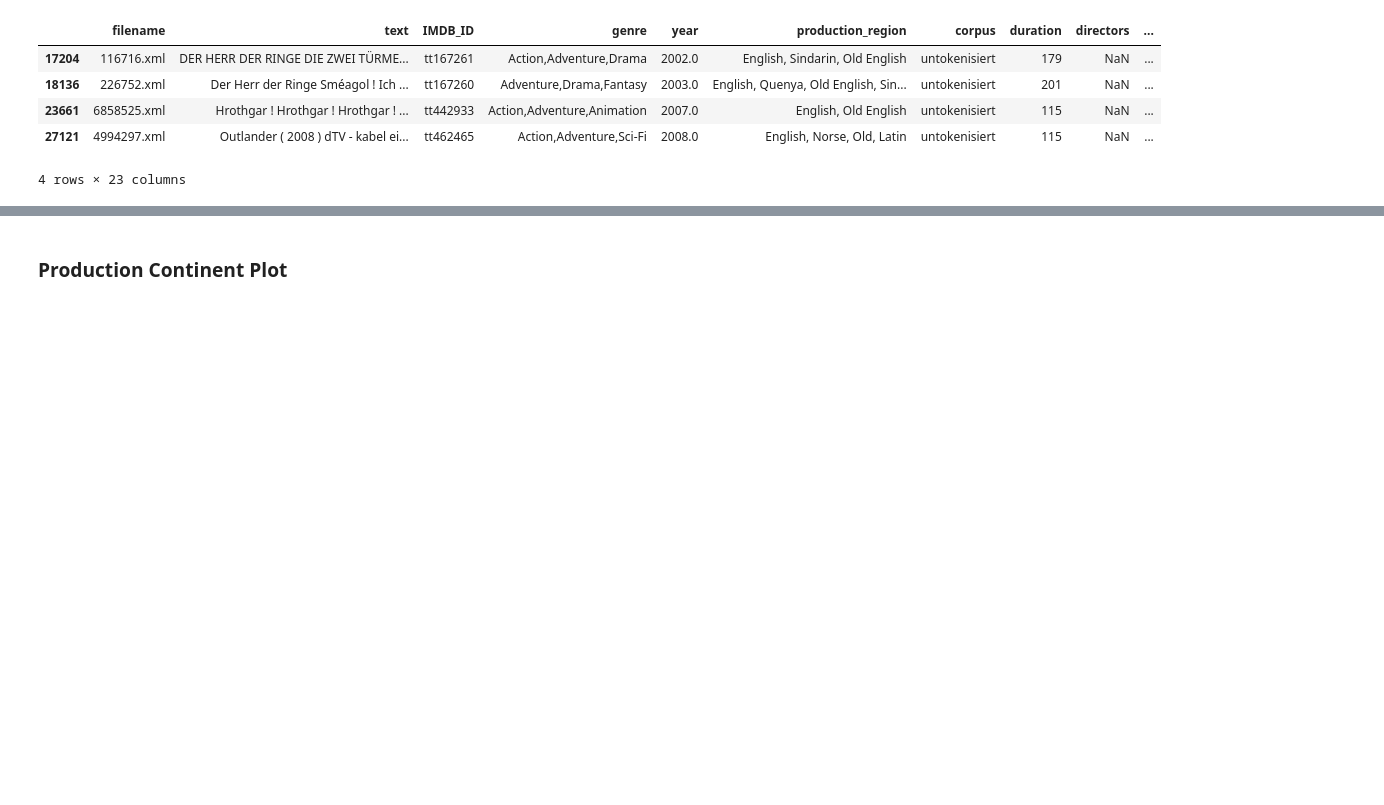
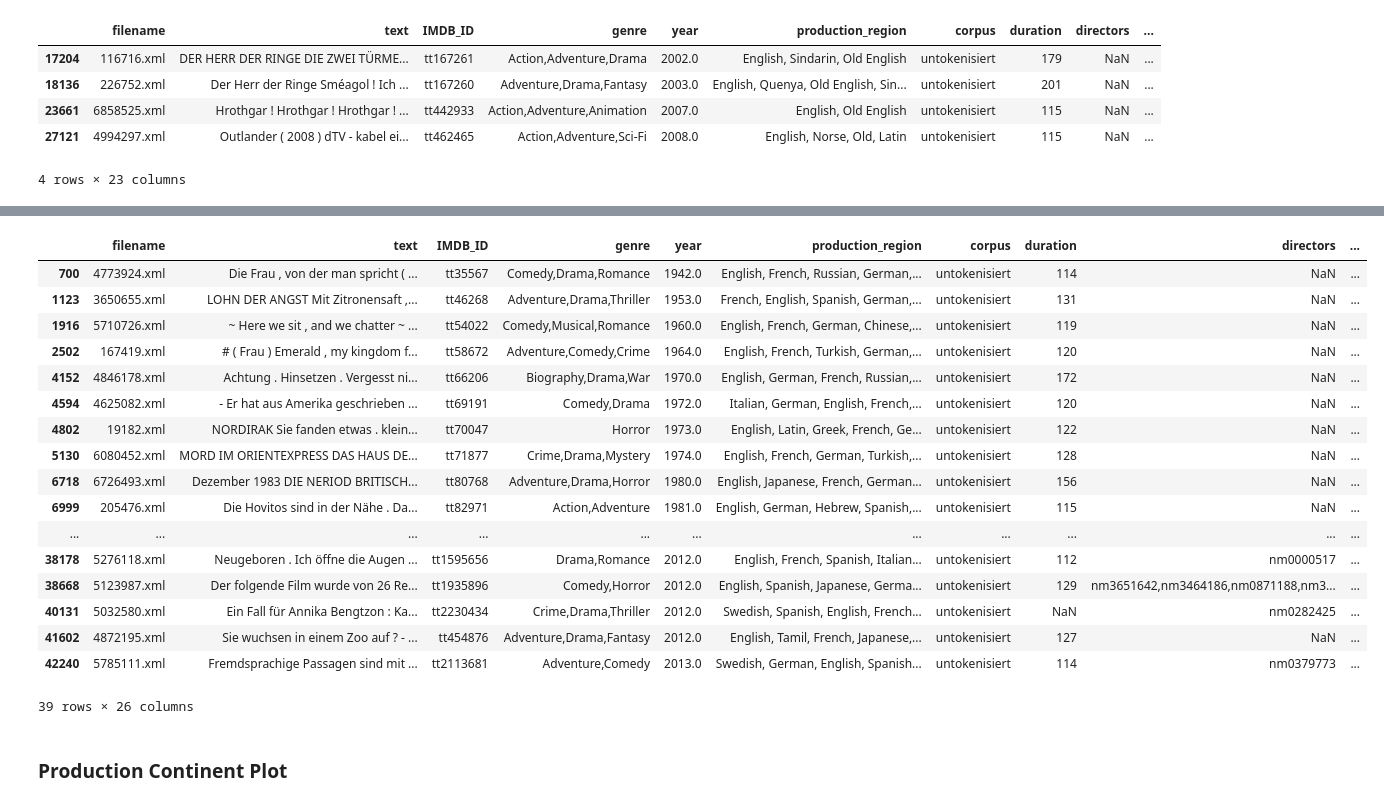
Before and after one commit to LennartKeller/SubtitleClustering, a Jupyter notebook: notebooks/Diana_ClusteringProdRegion.ipynb, the cells around one changed output, grey strips where cells are left out. Saved outputs shown, nothing was run; the diff lists cells and outputs as text; code cells hidden in the pictures; blank space fills up the shorter version.

```diff
--- a/notebooks/Diana_ClusteringProdRegion.ipynb
+++ b/notebooks/Diana_ClusteringProdRegion.ipynb
@@ -423,3 +456,24 @@ df[df['production_region'].str.contains(" Old")]
+# %%
+df[df['number_of_countries'].str.contains("6")]
+# %% [output]
+|  | filename | text | IMDB_ID | genre | year | production_region | corpus | duration | directors | ... |
+| 700 | 4773924.xml | Die Frau , von der man spricht ( ... | tt35567 | Comedy,Drama,Romance | 1942.0 | English, French, Russian, German,... | untokenisiert | 114 | NaN | ... |
+| 1123 | 3650655.xml | LOHN DER ANGST Mit Zitronensaft ,... | tt46268 | Adventure,Drama,Thriller | 1953.0 | French, English, Spanish, German,... | untokenisiert | 131 | NaN | ... |
+| 1916 | 5710726.xml | ~ Here we sit , and we chatter ~ ... | tt54022 | Comedy,Musical,Romance | 1960.0 | English, French, German, Chinese,... | untokenisiert | 119 | NaN | ... |
+| 2502 | 167419.xml | # ( Frau ) Emerald , my kingdom f... | tt58672 | Adventure,Comedy,Crime | 1964.0 | English, French, Turkish, German,... | untokenisiert | 120 | NaN | ... |
+| 4152 | 4846178.xml | Achtung . Hinsetzen . Vergesst ni... | tt66206 | Biography,Drama,War | 1970.0 | English, German, French, Russian,... | untokenisiert | 172 | NaN | ... |
+| 4594 | 4625082.xml | - Er hat aus Amerika geschrieben ... | tt69191 | Comedy,Drama | 1972.0 | Italian, German, English, French,... | untokenisiert | 120 | NaN | ... |
+| 4802 | 19182.xml | NORDIRAK Sie fanden etwas . klein... | tt70047 | Horror | 1973.0 | English, Latin, Greek, French, Ge... | untokenisiert | 122 | NaN | ... |
+| 5130 | 6080452.xml | MORD IM ORIENTEXPRESS DAS HAUS DE... | tt71877 | Crime,Drama,Mystery | 1974.0 | English, French, German, Turkish,... | untokenisiert | 128 | NaN | ... |
+| 6718 | 6726493.xml | Dezember 1983 DIE NERIOD BRITISCH... | tt80768 | Adventure,Drama,Horror | 1980.0 | English, Japanese, French, German... | untokenisiert | 156 | NaN | ... |
+| 6999 | 205476.xml | Die Hovitos sind in der Nähe . Da... | tt82971 | Action,Adventure | 1981.0 | English, German, Hebrew, Spanish,... | untokenisiert | 115 | NaN | ... |
+| ... | ... | ... | ... | ... | ... | ... | ... | ... | ... | ... |
+| 38178 | 5276118.xml | Neugeboren . Ich öffne die Augen ... | tt1595656 | Drama,Romance | 2012.0 | English, French, Spanish, Italian... | untokenisiert | 112 | nm0000517 | ... |
+| 38668 | 5123987.xml | Der folgende Film wurde von 26 Re... | tt1935896 | Comedy,Horror | 2012.0 | English, Spanish, Japanese, Germa... | untokenisiert | 129 | nm3651642,nm3464186,nm0871188,nm3... | ... |
+| 40131 | 5032580.xml | Ein Fall für Annika Bengtzon : Ka... | tt2230434 | Crime,Drama,Thriller | 2012.0 | Swedish, Spanish, English, French... | untokenisiert | NaN | nm0282425 | ... |
+| 41602 | 4872195.xml | Sie wuchsen in einem Zoo auf ? - ... | tt454876 | Adventure,Drama,Fantasy | 2012.0 | English, Tamil, French, Japanese,... | untokenisiert | 127 | NaN | ... |
+| 42240 | 5785111.xml | Fremdsprachige Passagen sind mit ... | tt2113681 | Adventure,Comedy | 2013.0 | Swedish, German, English, Spanish... | untokenisiert | 114 | nm0379773 | ... |
+39 rows × 26 columns
 # %% [markdown]
 ### Production Continent Plot
 # %%
```
Also changed, not shown: parts of 23 cells of this notebook.
